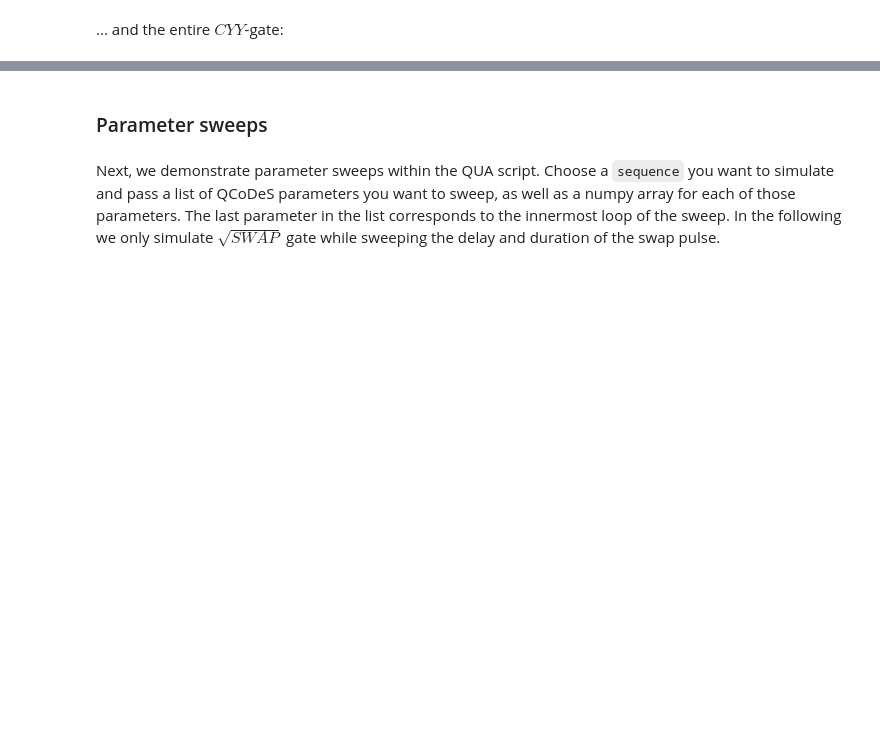
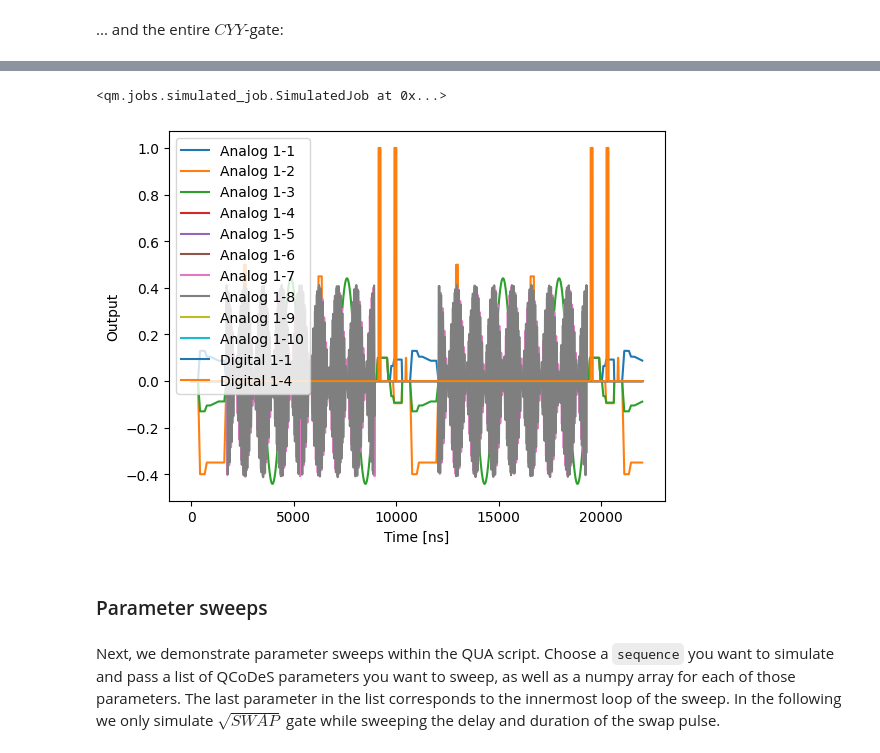
Before and after one commit to andncl/arbok, a Jupyter notebook: arbok/examples/user_guide.ipynb, the cells around one changed output, grey strips where cells are left out. Drawn from its saved outputs; the diff is of its cells as text; code cells hidden in the pictures; blank space fills up the shorter version.

```diff
--- a/arbok/examples/user_guide.ipynb
+++ b/arbok/examples/user_guide.ipynb
@@ -110,0 +152,3 @@ job = MEAS.CYY.run_remote_simulation(duration = 2000)
+# %%
+MEAS.run_remote_simulation(duration = 5500)
+# %% [output]
@@ -111,3 +159,5 @@ job = MEAS.CYY.run_remote_simulation(duration = 2000)
+<qm.jobs.simulated_job.SimulatedJob at 0x...>
+[figure, added]
 # %% [markdown]
 ### Parameter sweeps
 # %% [markdown]
```
Also changed, not shown: parts of 38 cells of this notebook, 15 other files.
